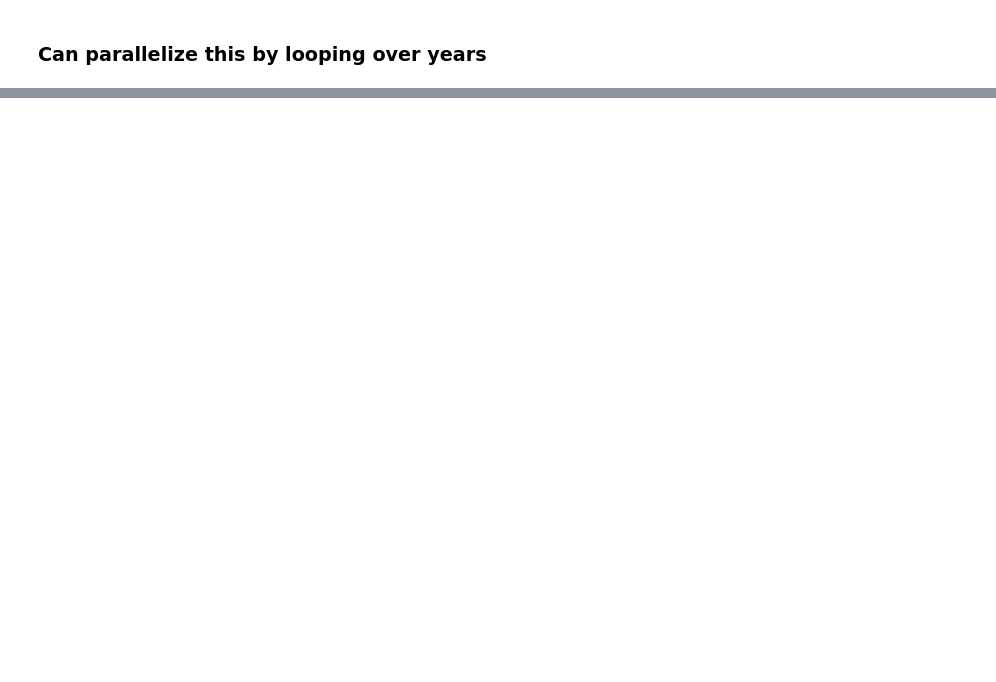
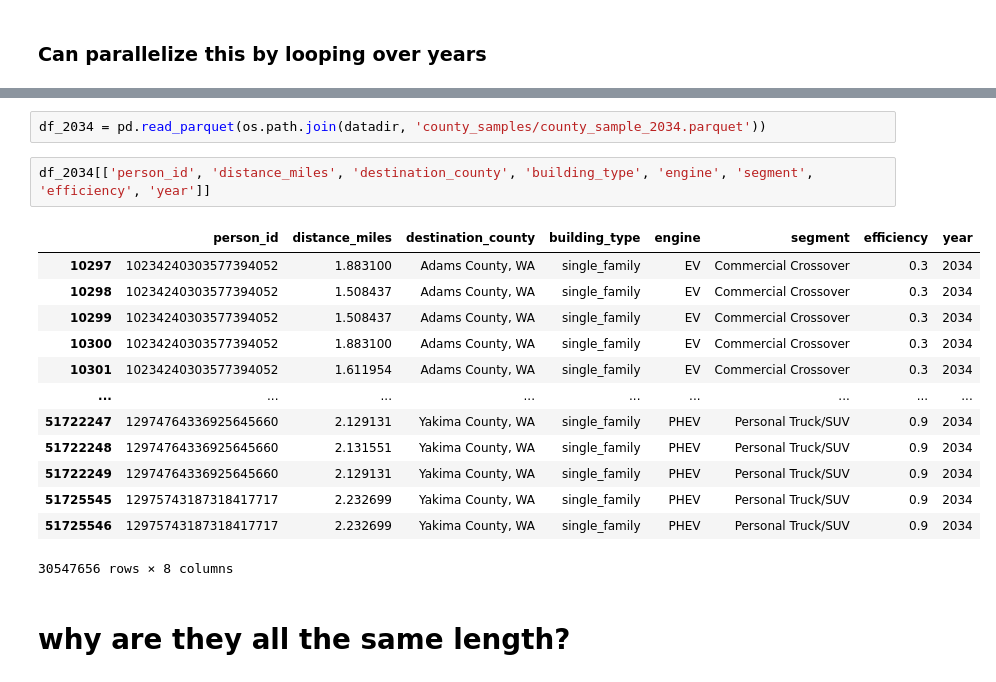
Before and after one commit to rmi-mobility-data-science/replicaEVSE, a Jupyter notebook: notebooks/stock_rollover.ipynb, the cells around one changed output, grey strips where cells are left out. Drawn from its saved outputs; the diff is of its cells as text; blank space fills up the shorter version.

```diff
--- a/notebooks/stock_rollover.ipynb
+++ b/notebooks/stock_rollover.ipynb
@@ -175,0 +200,20 @@ Error:
+# %%
+df_2034 = pd.read_parquet(os.path.join(datadir, 'county_samples/county_sample_2034.parquet'))
+# %%
+df_2034[['person_id', 'distance_miles', 'destination_county', 'building_type', 'engine', 'segment', 'efficiency', 'year']]
+# %% [output]
+|  | person_id | distance_miles | destination_county | building_type | engine | segment | efficiency | year |
+| 10297 | 10234240303577394052 | 1.883100 | Adams County, WA | single_family | EV | Commercial Crossover | 0.3 | 2034 |
+| 10298 | 10234240303577394052 | 1.508437 | Adams County, WA | single_family | EV | Commercial Crossover | 0.3 | 2034 |
+| 10299 | 10234240303577394052 | 1.508437 | Adams County, WA | single_family | EV | Commercial Crossover | 0.3 | 2034 |
+| 10300 | 10234240303577394052 | 1.883100 | Adams County, WA | single_family | EV | Commercial Crossover | 0.3 | 2034 |
+| 10301 | 10234240303577394052 | 1.611954 | Adams County, WA | single_family | EV | Commercial Crossover | 0.3 | 2034 |
+| ... | ... | ... | ... | ... | ... | ... | ... | ... |
+| 51722247 | 12974764336925645660 | 2.129131 | Yakima County, WA | single_family | PHEV | Personal Truck/SUV | 0.9 | 2034 |
+| 51722248 | 12974764336925645660 | 2.131551 | Yakima County, WA | single_family | PHEV | Personal Truck/SUV | 0.9 | 2034 |
+| 51722249 | 12974764336925645660 | 2.129131 | Yakima County, WA | single_family | PHEV | Personal Truck/SUV | 0.9 | 2034 |
+| 51725545 | 12975743187318417717 | 2.232699 | Yakima County, WA | single_family | PHEV | Personal Truck/SUV | 0.9 | 2034 |
+| 51725546 | 12975743187318417717 | 2.232699 | Yakima County, WA | single_family | PHEV | Personal Truck/SUV | 0.9 | 2034 |
+30547656 rows × 8 columns
+# %% [markdown]
+# why are they all the same length?
```
Also changed, not shown: parts of 14 cells of this notebook, 1 other file.
